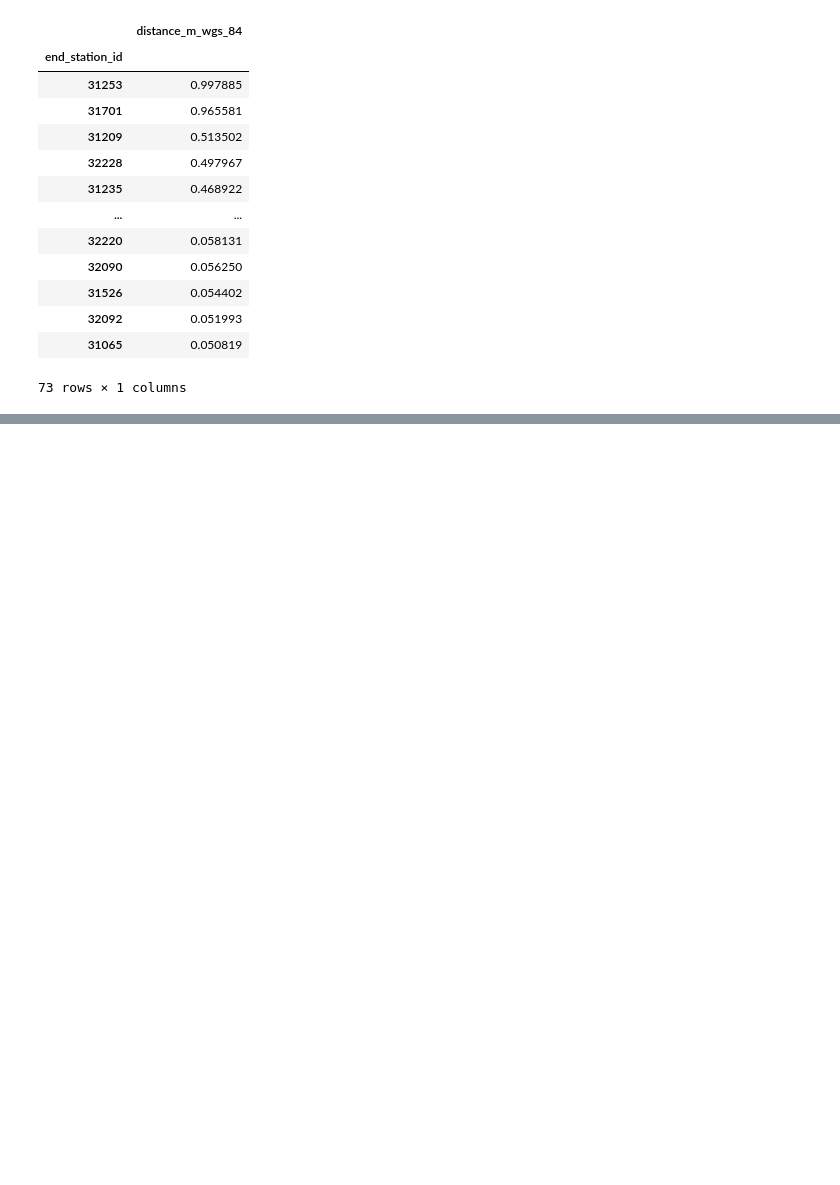
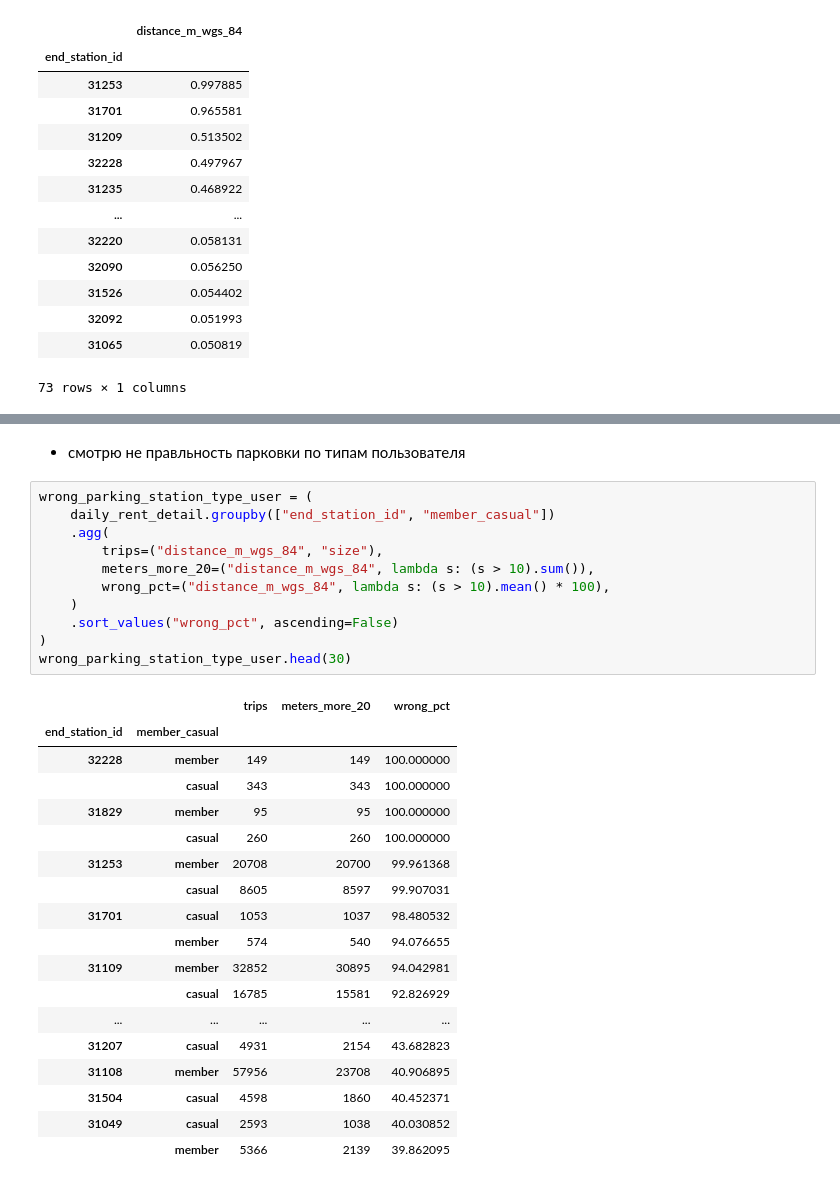
Before and after one commit to sheshukoff/analyze_bike_share, a Jupyter notebook: stages_of_analysis/5_data_analysis/1st_group_rebalance/3_hypothesis.ipynb, the cells around one changed output, grey strips where cells are left out. Drawn from its saved outputs; the diff is of its cells as text; blank space fills up the shorter version.

```diff
--- a/stages_of_analysis/5_data_analysis/1st_group_rebalance/3_hypothesis.ipynb
+++ b/stages_of_analysis/5_data_analysis/1st_group_rebalance/3_hypothesis.ipynb
@@ -353,0 +439,32 @@ wrong_parking[wrong_parking['distance_m_wgs_84'] > 0.05]
+# %% [markdown]
+- смотрю не правльность парковки по типам пользователя
+# %%
+wrong_parking_station_type_user = (
+    daily_rent_detail.groupby(["end_station_id", "member_casual"])
+    .agg(
+        trips=("distance_m_wgs_84", "size"),
+        meters_more_20=("distance_m_wgs_84", lambda s: (s > 10).sum()),
+        wrong_pct=("distance_m_wgs_84", lambda s: (s > 10).mean() * 100),
+    )
+    .sort_values("wrong_pct", ascending=False)
+)
+wrong_parking_station_type_user.head(30)
+# %% [output]
+|  |  | trips | meters_more_20 | wrong_pct |
+| end_station_id | member_casual |  |  |  |
+| 32228 | member | 149 | 149 | 100.000000 |
+|  | casual | 343 | 343 | 100.000000 |
+| 31829 | member | 95 | 95 | 100.000000 |
+|  | casual | 260 | 260 | 100.000000 |
+| 31253 | member | 20708 | 20700 | 99.961368 |
+|  | casual | 8605 | 8597 | 99.907031 |
+| 31701 | casual | 1053 | 1037 | 98.480532 |
+|  | member | 574 | 540 | 94.076655 |
+| 31109 | member | 32852 | 30895 | 94.042981 |
+|  | casual | 16785 | 15581 | 92.826929 |
+| ... | ... | ... | ... | ... |
+| 31207 | casual | 4931 | 2154 | 43.682823 |
+| 31108 | member | 57956 | 23708 | 40.906895 |
+| 31504 | casual | 4598 | 1860 | 40.452371 |
+| 31049 | casual | 2593 | 1038 | 40.030852 |
+|  | member | 5366 | 2139 | 39.862095 |
```
Also changed, not shown: parts of 17 cells of this notebook.
